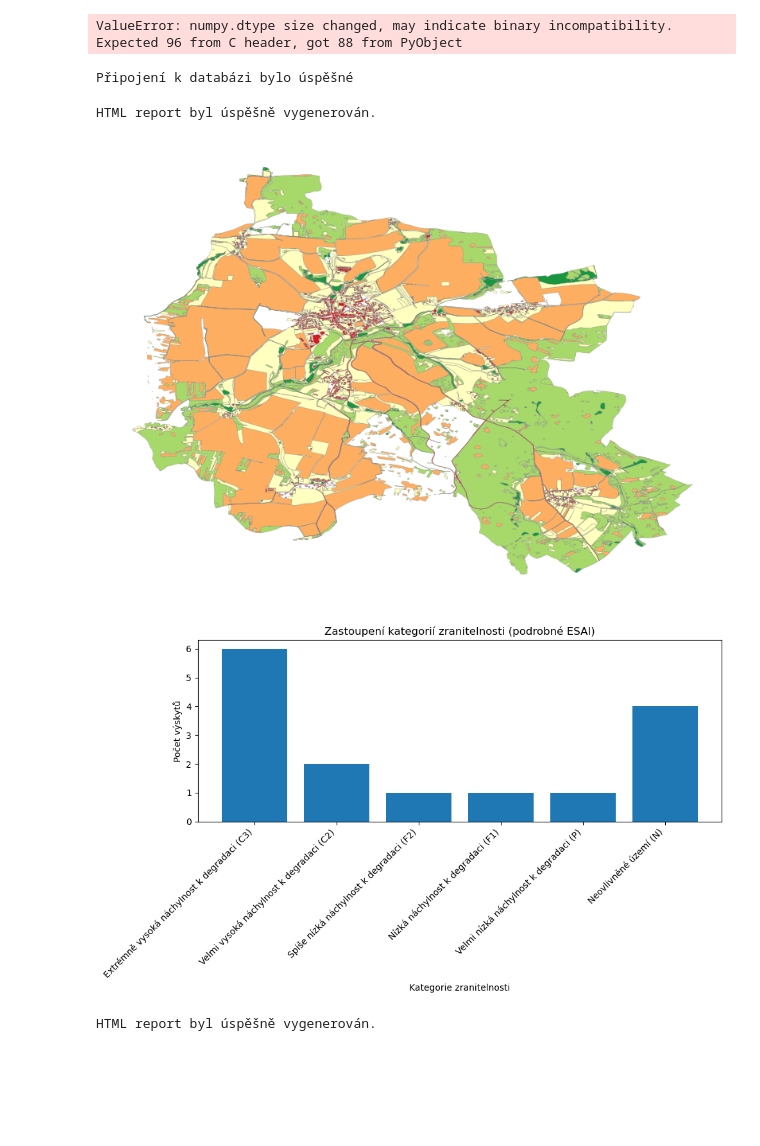
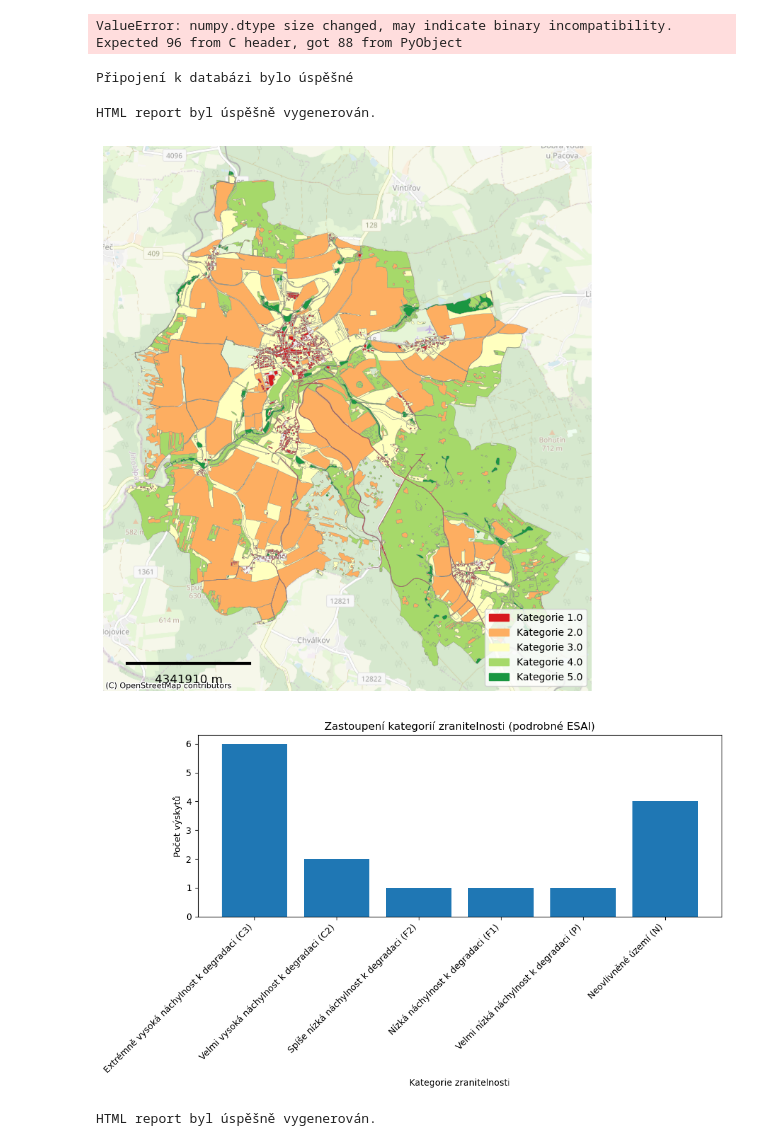
Before and after one commit to adelapetrekova/diplomka, a Jupyter notebook: razeni_db_esai.ipynb, the cells around one changed output. Cells and saved outputs as stored; diff of their text form; code cells hidden in the pictures; blank space fills up the shorter version.

Commit message:
mapa s legendou

```diff
--- a/razeni_db_esai.ipynb
+++ b/razeni_db_esai.ipynb
@@ -879,13 +879,12 @@ from rich import print
 import matplotlib.pyplot as plt
 import io
 import base64
-import folium
-from pyproj import Transformer
+import geopandas as gpd
+import json
 from shapely.geometry import shape
-import json
-from selenium import webdriver
-from PIL import Image
-import geopandas as gpd
+import matplotlib.patches as mpatches
+import contextily as ctx
+
 
 rozsahy_kategorii = {
     "N": (1.00, 1.17, "Neovlivněné území", "#1a9850"),
@@ -999,26 +998,41 @@ try:
         else:
             return 'gray'  # Pro neznámé kategorie
 
-
     # Převod dat na GeoDataFrame
     geometries = []
     colors = []
+    categories = [] # Přidáno pro legendu
     for geojson_str, evap_k in data_evap_map:
         try:
             geojson_data = json.loads(geojson_str)
             geom = shape(geojson_data)
             geometries.append(geom)
-            colors.append(get_color_for_category(evap_k))
+            color = get_color_for_category(evap_k)
+            colors.append(color)
+            categories.append(evap_k) # Přidáno pro legendu
         except Exception as e:
             print(f"Chyba při zpracování GeoJSON: {e}")
 
-    gdf = gpd.GeoDataFrame(geometry=geometries)
+    gdf = gpd.GeoDataFrame(geometry=geometries, crs="EPSG:4326")  # Nastavení CRS na WGS 84
+    gdf = gdf.to_crs(epsg=3857)  # Převod na Web Mercator pro contextily
     gdf['color'] = colors
+    gdf['category'] = categories  # Přidáno pro legendu
 
     # Vytvoření statické mapy pomocí matplotlib
     fig, ax = plt.subplots(figsize=(10, 10))
     gdf.plot(ax=ax, color=gdf['color'], edgecolor='grey', linewidth=0.2)
     ax.set_axis_off()  # Vypnutí os
+
+     # Přidání kontextové mapy s přesným měřítkem a průhledností
+    ctx.add_basemap(ax, source=ctx.providers.OpenStreetMap.Mapnik, alpha=0.5)  # alpha=0.5 pro průhlednost
+
+
+
+        # Přidání legendy
+    legend_elements = [mpatches.Patch(color=get_color_for_category(cat), label=f"Kategorie {cat}")
+                       for cat in sorted(gdf['category'].unique())]
+    ax.legend(handles=legend_elements, loc='lower right')
+
 
     # Uložení mapy do paměti jako PNG
     buf = io.BytesIO()
@@ -1312,34 +1326,34 @@ try:
                 <h2> Krok IV: Syntéza/lokalizace prioritních opatření </h2>
                 <h2> Krok V: Typizace prioritních opatření </h2>
             </main>
             <footer>
                 <div class="footer">
                     <hr>
                     <div class="footer-content">
                         <img src="katedra_logo.png" alt="Logo KGI">
                         <img src="logo_czechglobe.png" alt="Logo CzechGlobe">
                     </div>
                 </div>
             </footer>
         </body>
         </html>
     """
 
 
 
     print("HTML report byl úspěšně vygenerován.")
 
 except Exception as error:
     print(f"Chyba při zpracování databáze nebo generování mapy: {error}")
 
 finally:
     if connection:
         cursor.close()
         connection.close()
 # %% [output]
 Připojení k databázi bylo úspěšné
 HTML report byl úspěšně vygenerován.
-[figure, old version]
+[figure, new version]
 [figure]
 # %%
 # Vytvoření HTML souboru
```
